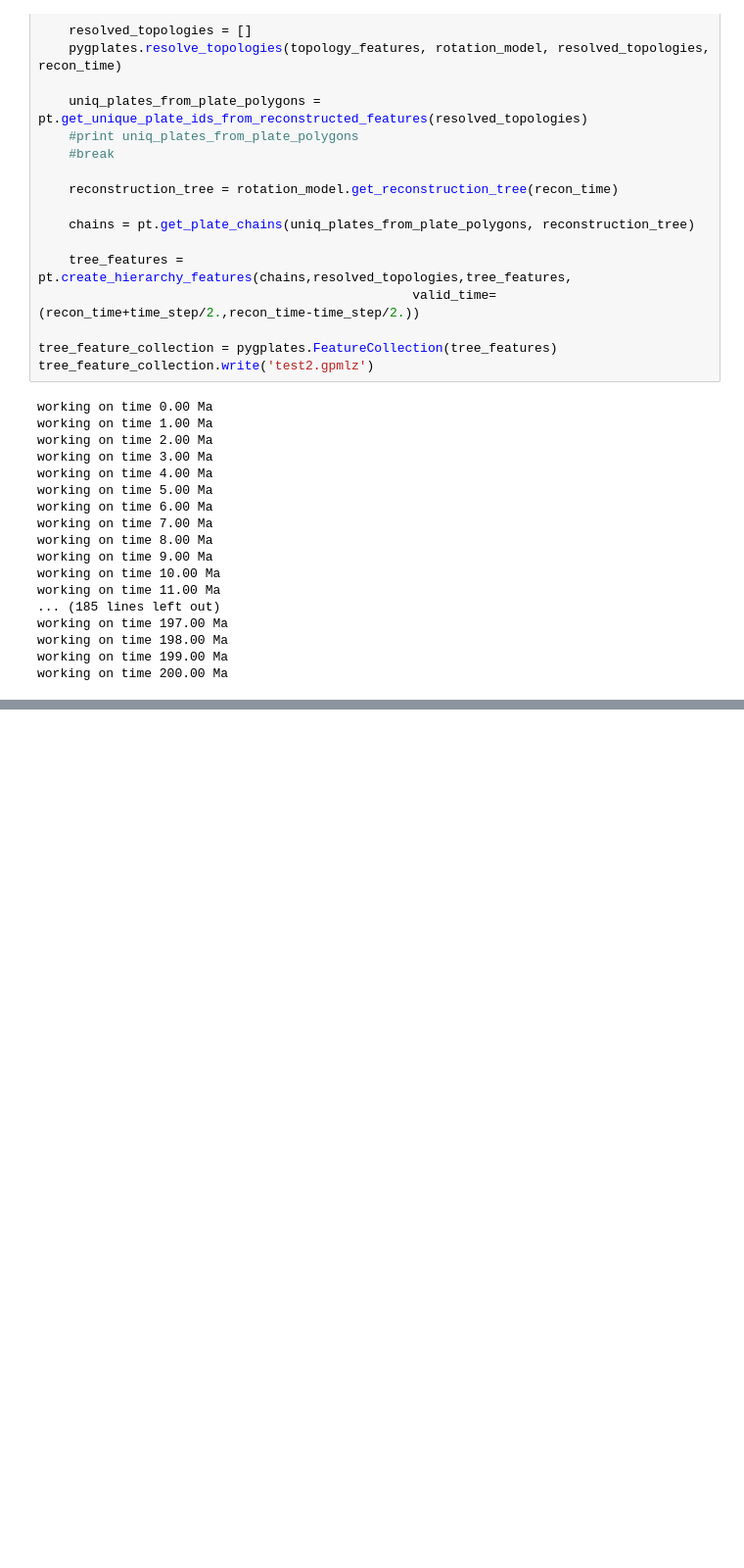
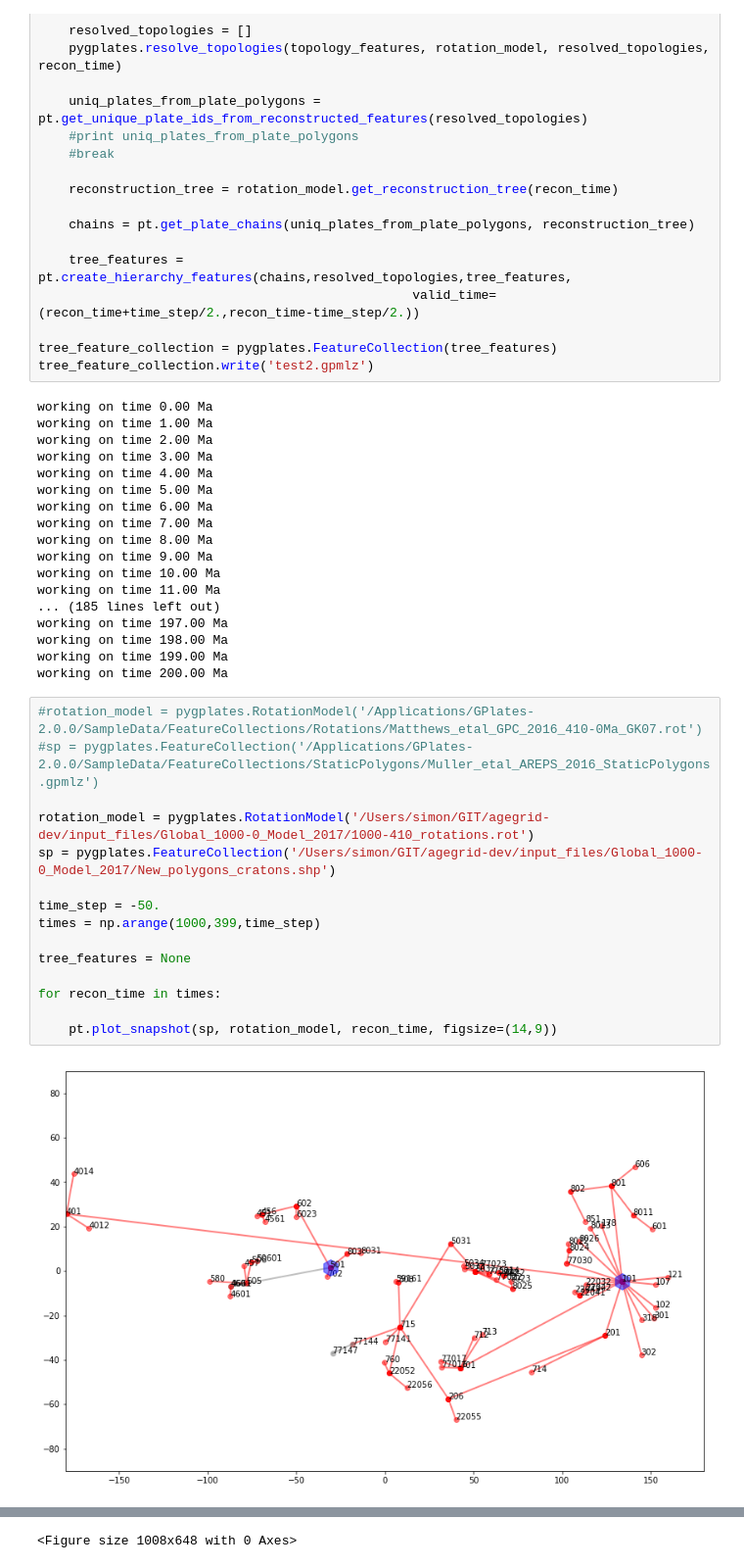
Before and after one commit to siwill22/platetree, a Jupyter notebook: reconstruction-trees.ipynb, the cells around one changed output, grey strips where cells are left out. Shown at 98% size. Drawn from its saved outputs; the diff is of its cells as text; blank space fills up the shorter version.

```diff
--- a/reconstruction-trees.ipynb
+++ b/reconstruction-trees.ipynb
@@ -171,3 +170,20 @@ working on time 197.00 Ma
 working on time 198.00 Ma
 working on time 199.00 Ma
 working on time 200.00 Ma
+# %%
+#rotation_model = pygplates.RotationModel('/Applications/GPlates-2.0.0/SampleData/FeatureCollections/Rotations/Matthews_etal_GPC_2016_410-0Ma_GK07.rot')
+#sp = pygplates.FeatureCollection('/Applications/GPlates-2.0.0/SampleData/FeatureCollections/StaticPolygons/Muller_etal_AREPS_2016_StaticPolygons.gpmlz')
+
+rotation_model = pygplates.RotationModel('/Users/simon/GIT/agegrid-dev/input_files/Global_1000-0_Model_2017/1000-410_rotations.rot')
+sp = pygplates.FeatureCollection('/Users/simon/GIT/agegrid-dev/input_files/Global_1000-0_Model_2017/New_polygons_cratons.shp')
+
+time_step = -50.
+times = np.arange(1000,399,time_step)
+
+tree_features = None
+
+for recon_time in times:
+
+    pt.plot_snapshot(sp, rotation_model, recon_time, figsize=(14,9))
+# %% [output]
+[figure, added]
@@ -173,0 +201 @@ working on time 200.00 Ma
+<Figure size 1008x648 with 0 Axes>
```
Also changed, not shown: parts of 3 cells of this notebook, 5 other files.
